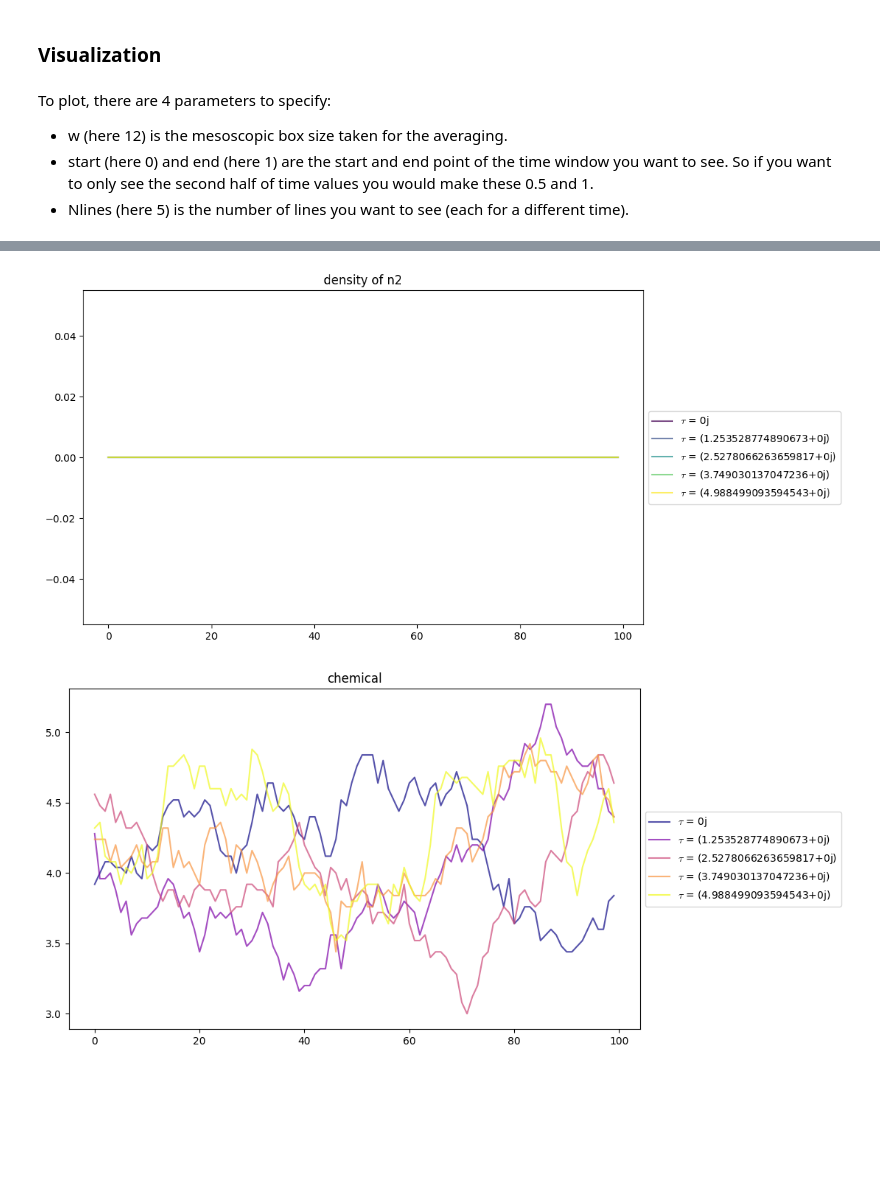
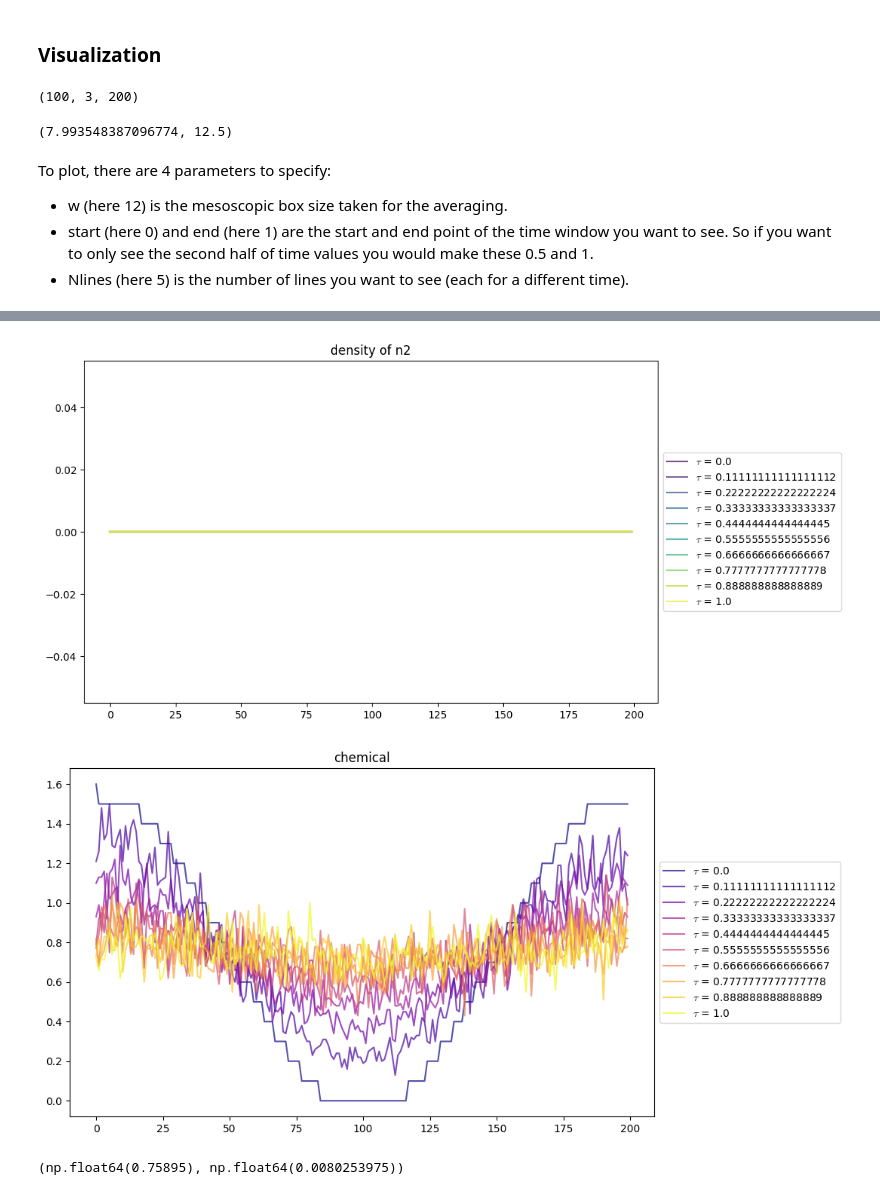
Before and after one commit to HappyTurtle99/Microscopic, a Jupyter notebook: visualize.ipynb, the cells around one changed output, grey strips where cells are left out. Drawn from its saved outputs; the diff is of its cells as text; code cells hidden in the pictures; blank space fills up the shorter version.

```diff
--- a/visualize.ipynb
+++ b/visualize.ipynb
@@ -3,8 +3,18 @@
 # %%
 from helper_functions import *
 
-directory = '/scratch.local/gtucci/micro/lambda1_25.0/Dn1_0.8/T_50.0'
-occupancies_t, tau_t, cache, chemo_rates = load_sim(directory)
+directory = '/Users/sarce/Microscopic/l1_0.00_Dn1_0.00_T_1.00_2026-04-17_134910'
+# occupancies_t, tau_t, cache, chemo_rate1, chemo_rate2 = load_sim(directory)
+occupancies_t = list(load_sim(directory))[0][0,:,:,:]
+tau_t = np.linspace(0, 1, occupancies_t.shape[0])
+# %%
+occupancies_t.shape
+# %% [output]
+(100, 3, 200)
+# %%
+1239/155, 150/12
+# %% [output]
+(7.993548387096774, 12.5)
 # %% [markdown]
 To plot, there are 4 parameters to specify:
 - w (here 12) is the mesoscopic box size taken for the averaging.
@@ -12,5 +22,5 @@ To plot, there are 4 parameters to specify:
 end (here 1) are the start and end point of the time window you want to see. So if you want to only see the second half of time values you would make these 0.5 and 1.
 - Nlines (here 5) is the number of lines you want to see (each for a different time).
 # %%
-plot_results(occupancies_t, tau_t, 12, 0.9, 1, Nlines=5)
+plot_results(occupancies_t, tau_t, 0, 0, 1, Nlines=10)
 # %% [output]
@@ -18,2 +28,6 @@ plot_results(occupancies_t, tau_t, 12, 0.9, 1, Nlines=5)
-[figure, old version]
+[figure, new version]
-[figure, old version]
+[figure, new version]
+# %%
+np.mean(occupancies_t[-1, 2,:]), np.var(occupancies_t[-1, 2,:])
+# %% [output]
+(np.float64(0.75895), np.float64(0.0080253975))
```
Also changed, not shown: parts of 2 cells of this notebook, 14 other files.
